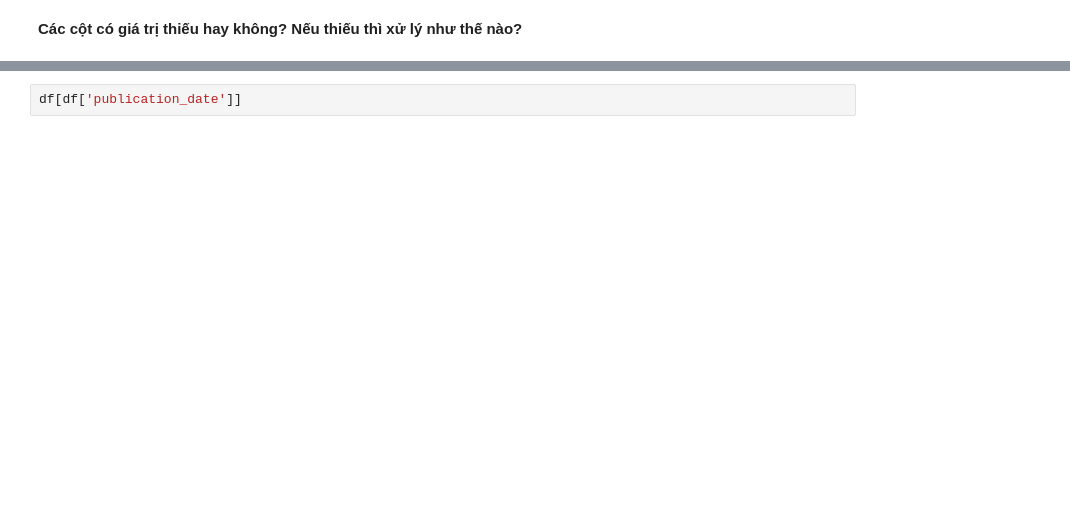
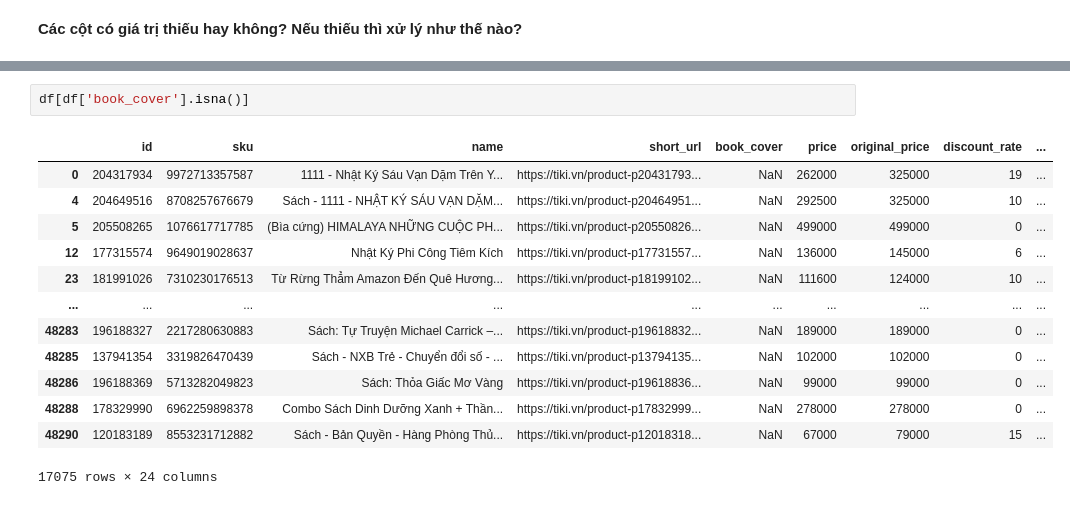
Before and after one commit to Miruku2201/NMKHDL_Final_Project, a Jupyter notebook: models.ipynb, the cells around one changed output, grey strips where cells are left out. Saved outputs shown, nothing was run; the diff lists cells and outputs as text; blank space fills up the shorter version.

```diff
--- a/models.ipynb
+++ b/models.ipynb
@@ -210,2 +253,16 @@ Cột `publication_date` đang có kiểu dữ liệu là
 # %%
-df[df['publication_date']]
+df[df['book_cover'].isna()]
+# %% [output]
+|  | id | sku | name | short_url | book_cover | price | original_price | discount_rate | ... |
+| 0 | 204317934 | 9972713357587 | 1111 - Nhật Ký Sáu Vạn Dặm Trên Y... | https://tiki.vn/product-p20431793... | NaN | 262000 | 325000 | 19 | ... |
+| 4 | 204649516 | 8708257676679 | Sách - 1111 - NHẬT KÝ SÁU VẠN DẶM... | https://tiki.vn/product-p20464951... | NaN | 292500 | 325000 | 10 | ... |
+| 5 | 205508265 | 1076617717785 | (Bìa cứng) HIMALAYA NHỮNG CUỘC PH... | https://tiki.vn/product-p20550826... | NaN | 499000 | 499000 | 0 | ... |
+| 12 | 177315574 | 9649019028637 | Nhật Ký Phi Công Tiêm Kích | https://tiki.vn/product-p17731557... | NaN | 136000 | 145000 | 6 | ... |
+| 23 | 181991026 | 7310230176513 | Từ Rừng Thẳm Amazon Đến Quê Hương... | https://tiki.vn/product-p18199102... | NaN | 111600 | 124000 | 10 | ... |
+| ... | ... | ... | ... | ... | ... | ... | ... | ... | ... |
+| 48283 | 196188327 | 2217280630883 | Sách: Tự Truyện Michael Carrick –... | https://tiki.vn/product-p19618832... | NaN | 189000 | 189000 | 0 | ... |
+| 48285 | 137941354 | 3319826470439 | Sách - NXB Trẻ - Chuyển đổi số - ... | https://tiki.vn/product-p13794135... | NaN | 102000 | 102000 | 0 | ... |
+| 48286 | 196188369 | 5713282049823 | Sách: Thỏa Giấc Mơ Vàng | https://tiki.vn/product-p19618836... | NaN | 99000 | 99000 | 0 | ... |
+| 48288 | 178329990 | 6962259898378 | Combo Sách Dinh Dưỡng Xanh + Thần... | https://tiki.vn/product-p17832999... | NaN | 278000 | 278000 | 0 | ... |
+| 48290 | 120183189 | 8553231712882 | Sách - Bản Quyền - Hàng Phòng Thủ... | https://tiki.vn/product-p12018318... | NaN | 67000 | 79000 | 15 | ... |
+17075 rows × 24 columns
```
Also changed, not shown: parts of 16 cells of this notebook.
